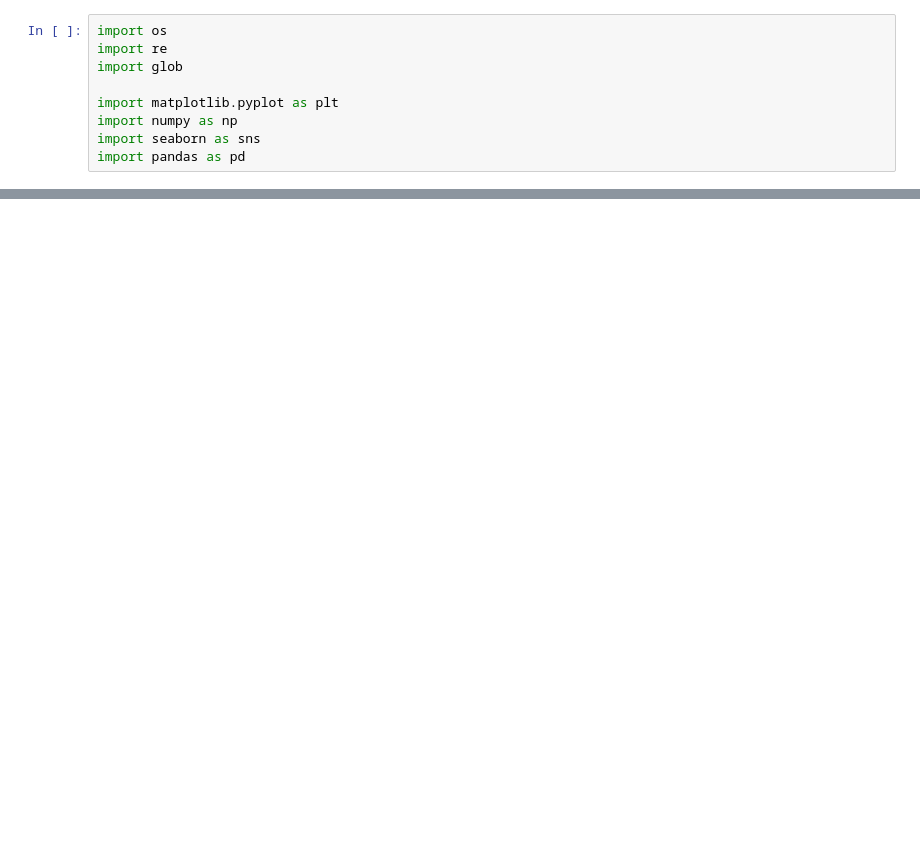
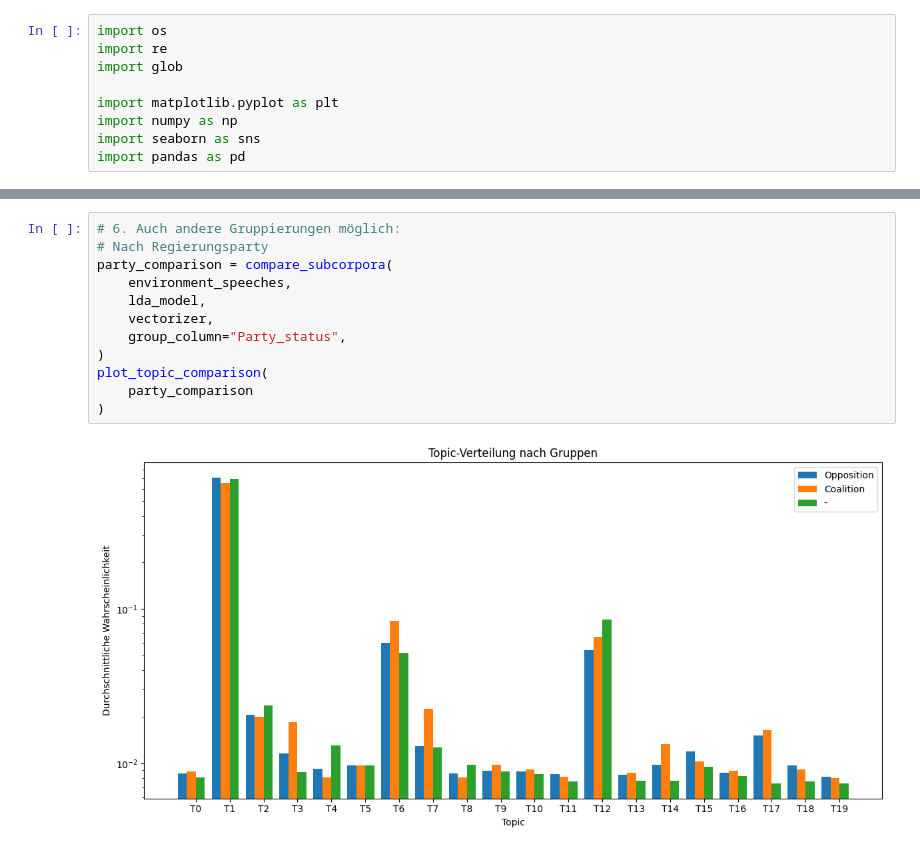
Before and after one commit to luca-heitmann/data-science-courses, a Jupyter notebook: digital-humanities/climate-debates/testing.ipynb, the cells around one changed output, grey strips where cells are left out. Saved outputs shown, nothing was run; the diff lists cells and outputs as text; blank space fills up the shorter version.

```diff
--- a/digital-humanities/climate-debates/testing.ipynb
+++ b/digital-humanities/climate-debates/testing.ipynb
@@ -72,0 +676,14 @@ get_speech(environment_speeches.iloc[0]["speech_path"], environment_speeches.ilo
+# %%
+# 6. Auch andere Gruppierungen möglich:
+# Nach Regierungsparty
+party_comparison = compare_subcorpora(
+    environment_speeches,
+    lda_model,
+    vectorizer,
+    group_column="Party_status",
+)
+plot_topic_comparison(
+    party_comparison
+)
+# %% [output]
+[figure, added]
```
Also changed, not shown: parts of 43 cells of this notebook, 6 other files.
